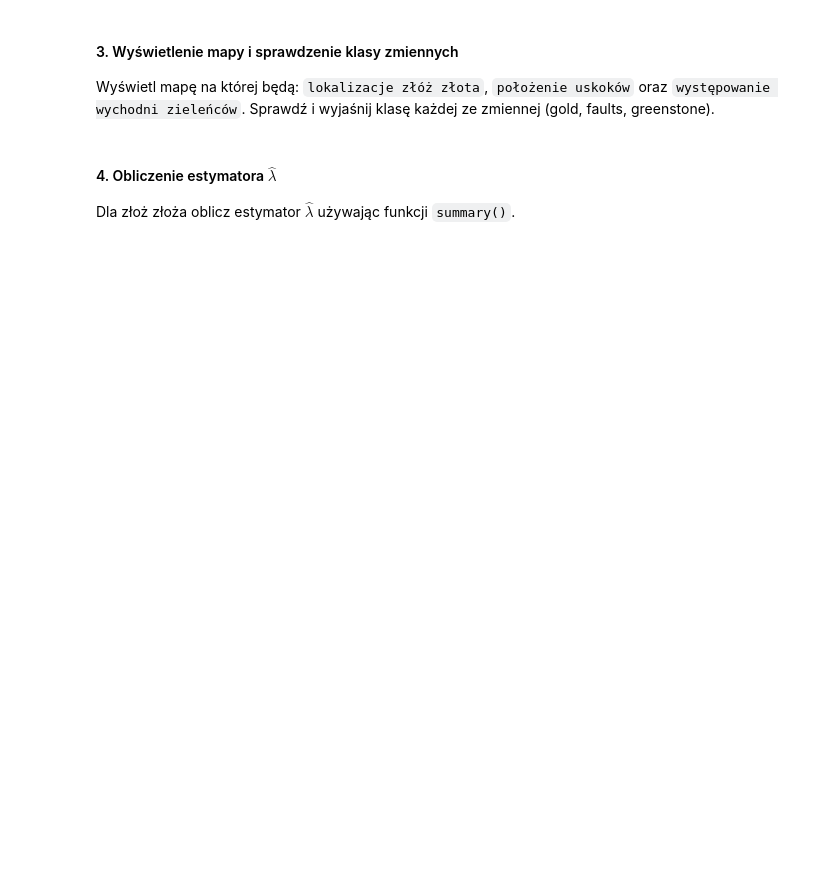
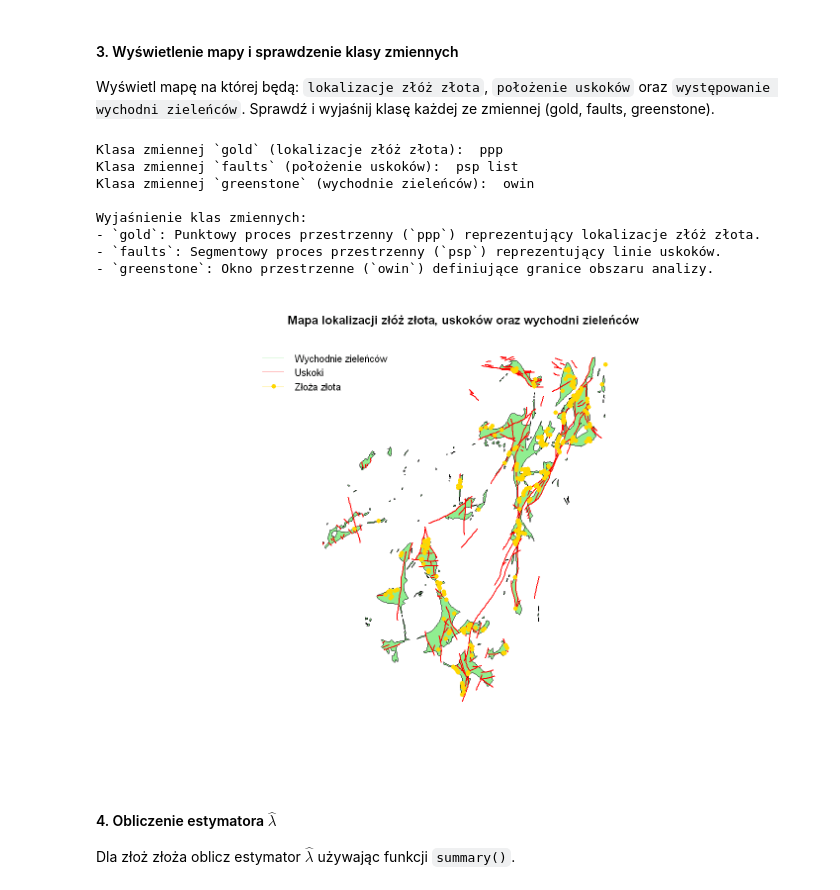
Before and after one commit to saklaskidominik/Spatial_Data_Analysis, a Jupyter notebook: 2_Intensity_of_the_point_process/2_Intensity_of_the_point_process.ipynb, the cells around one changed output. Drawn from its saved outputs; the diff is of its cells as text; code cells hidden in the pictures; blank space fills up the shorter version.

Commit message:
2 Intensity of the point process - change

```diff
--- a/2_Intensity_of_the_point_process/2_Intensity_of_the_point_process.ipynb
+++ b/2_Intensity_of_the_point_process/2_Intensity_of_the_point_process.ipynb
@@ -15,6 +75,44 @@ Zestaw danych składa się z trzech elementów:
 #### 3. Wyświetlenie mapy i sprawdzenie klasy zmiennych
 Wyświetl mapę na której będą: `lokalizacje złóż złota`, `położenie uskoków` oraz `występowanie
 wychodni zieleńców`. Sprawdź i wyjaśnij klasę każdej ze zmiennej (gold, faults, greenstone).
+# %%
+# Sprawdzenie klasy zmiennych
+gold_class <- class(gold)
+faults_class <- class(faults)
+greenstone_class <- class(greenstone)
+
+# Wypisanie klas zmiennych
+cat("Klasa zmiennej `gold` (lokalizacje złóż złota): ", gold_class, "\n")
+cat("Klasa zmiennej `faults` (położenie uskoków): ", faults_class, "\n")
+cat("Klasa zmiennej `greenstone` (wychodnie zieleńców): ", greenstone_class, "\n")
+
+# Wyjaśnienie klas:
+cat("\nWyjaśnienie klas zmiennych:\n")
+cat("- `gold`: Punktowy proces przestrzenny (`ppp`) reprezentujący lokalizacje złóż złota.\n")
+cat("- `faults`: Segmentowy proces przestrzenny (`psp`) reprezentujący linie uskoków.\n")
+cat("- `greenstone`: Okno przestrzenne (`owin`) definiujące granice obszaru analizy.\n")
+
+options(repr.plot.width = 12, repr.plot.height = 8) # Ustawienie szerokości okna
+
+# Wyświetlenie mapy
+plot(greenstone, main = "Mapa lokalizacji złóż złota, uskoków oraz wychodni zieleńców", xlab = "Współrzędna X",
+     ylab = "Współrzędna Y", col = "lightgreen")
+plot(faults, add = TRUE, col = "red", lwd = 2)
+plot(gold, add = TRUE, col = "gold", pch = 16)
+
+# Dodanie legendy
+legend("topleft", legend = c("Wychodnie zieleńców", "Uskoki", "Złoża złota"),
+       col = c("lightgreen", "red", "gold"), lty = 3, pch = c(NA, NA, 16), bty = "n")
+# %% [output]
+Klasa zmiennej `gold` (lokalizacje złóż złota):  ppp
+Klasa zmiennej `faults` (położenie uskoków):  psp list
+Klasa zmiennej `greenstone` (wychodnie zieleńców):  owin
+
+Wyjaśnienie klas zmiennych:
+- `gold`: Punktowy proces przestrzenny (`ppp`) reprezentujący lokalizacje złóż złota.
+- `faults`: Segmentowy proces przestrzenny (`psp`) reprezentujący linie uskoków.
+- `greenstone`: Okno przestrzenne (`owin`) definiujące granice obszaru analizy.
+[figure, added]
 # %% [markdown]
 #### 4. Obliczenie estymatora $\hat{λ}$
 Dla złoż złoża oblicz estymator $\hat{λ}$ używając funkcji `summary()`.
```
Also changed, not shown: parts of 7 cells of this notebook.
